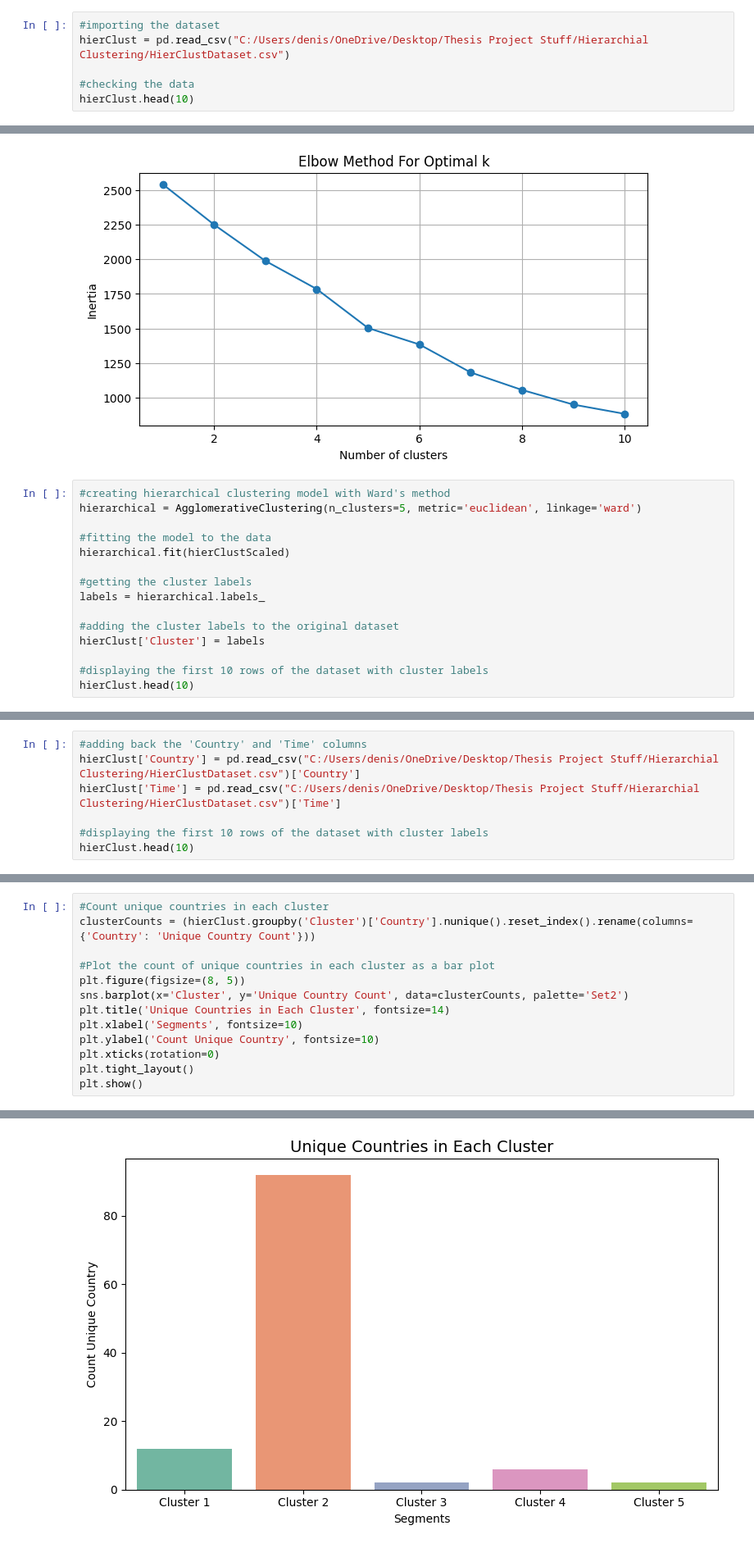
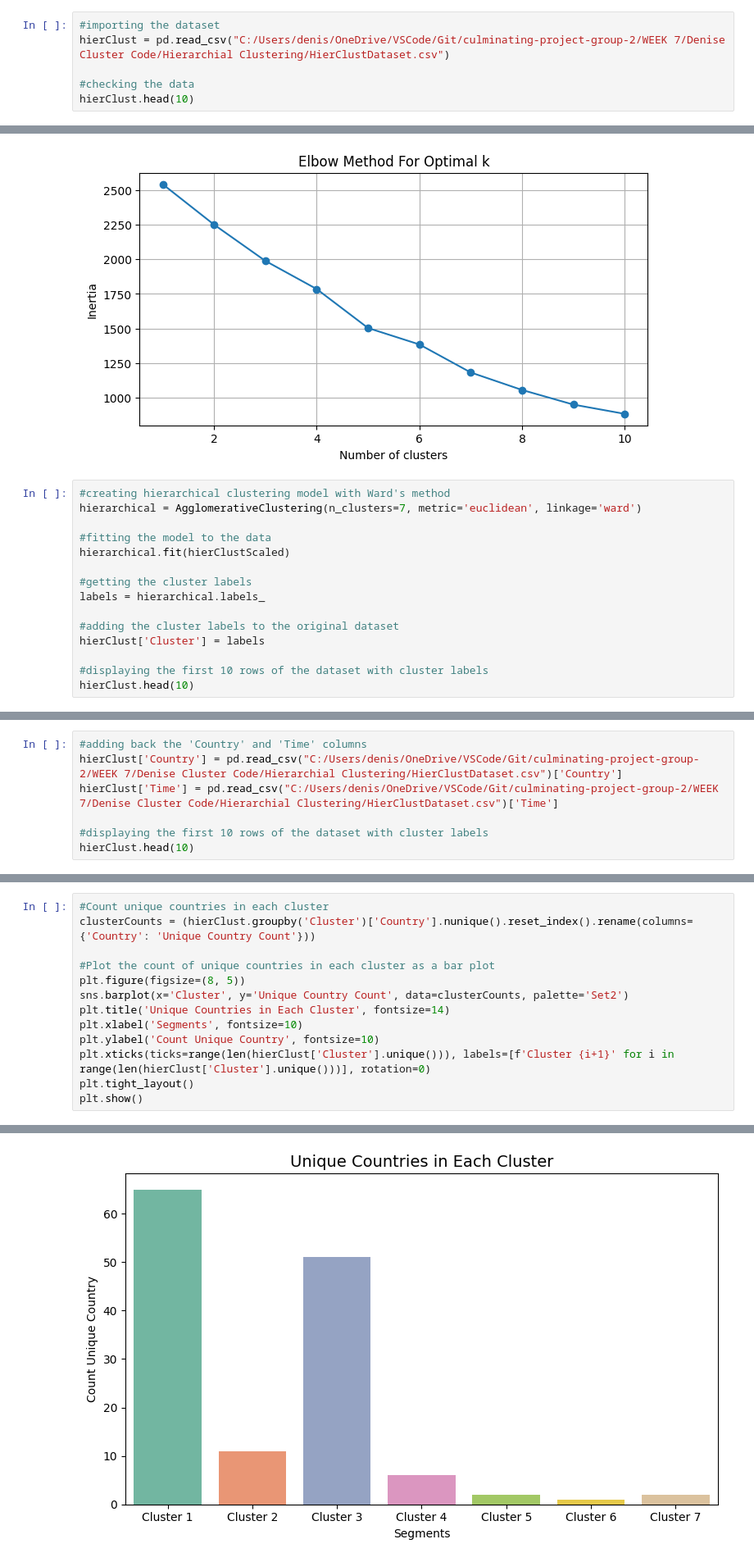
Before and after one commit to CSUN-MS-BANA/culminating-project-group-2, a Jupyter notebook: WEEK 7/Denise Cluster Code/Hierarchial Clustering/Workbook Hierarchial Clustering Model.ipynb, the cells around one changed output, grey strips where cells are left out. Shown at 82% size. Saved outputs shown, nothing was run; the diff lists cells and outputs as text.

```diff
--- a/WEEK 7/Denise Cluster Code/Hierarchial Clustering/Workbook Hierarchial Clustering Model.ipynb
+++ b/WEEK 7/Denise Cluster Code/Hierarchial Clustering/Workbook Hierarchial Clustering Model.ipynb
@@ -8,7 +8,7 @@ from tabulate import tabulate
 from sklearn.preprocessing import StandardScaler
 # %%
 #importing the dataset
-hierClust = pd.read_csv("C:/Users/denis/OneDrive/Desktop/Thesis Project Stuff/Hierarchial Clustering/HierClustDataset.csv")
+hierClust = pd.read_csv("C:/Users/denis/OneDrive/VSCode/Git/culminating-project-group-2/WEEK 7/Denise Cluster Code/Hierarchial Clustering/HierClustDataset.csv")
 
 #checking the data
 hierClust.head(10)
@@ -81,7 +81,7 @@ plt.show()
 [figure]
 # %%
 #creating hierarchical clustering model with Ward's method
-hierarchical = AgglomerativeClustering(n_clusters=5, metric='euclidean', linkage='ward')
+hierarchical = AgglomerativeClustering(n_clusters=7, metric='euclidean', linkage='ward')
 
 #fitting the model to the data
 hierarchical.fit(hierClustScaled)
@@ -114,7 +114,7 @@ print(hierClust['Cluster'].unique())
 # %%
 #adding back the 'Country' and 'Time' columns
-hierClust['Country'] = pd.read_csv("C:/Users/denis/OneDrive/Desktop/Thesis Project Stuff/Hierarchial Clustering/HierClustDataset.csv")['Country']
-hierClust['Time'] = pd.read_csv("C:/Users/denis/OneDrive/Desktop/Thesis Project Stuff/Hierarchial Clustering/HierClustDataset.csv")['Time']
+hierClust['Country'] = pd.read_csv("C:/Users/denis/OneDrive/VSCode/Git/culminating-project-group-2/WEEK 7/Denise Cluster Code/Hierarchial Clustering/HierClustDataset.csv")['Country']
+hierClust['Time'] = pd.read_csv("C:/Users/denis/OneDrive/VSCode/Git/culminating-project-group-2/WEEK 7/Denise Cluster Code/Hierarchial Clustering/HierClustDataset.csv")['Time']
 
 #displaying the first 10 rows of the dataset with cluster labels
 hierClust.head(10)
@@ -221,18 +233,18 @@ Passing `palette` without assigning `hue` is deprecated and will be removed in v
 # %%
 #Count unique countries in each cluster
 clusterCounts = (hierClust.groupby('Cluster')['Country'].nunique().reset_index().rename(columns={'Country': 'Unique Country Count'}))
 
 #Plot the count of unique countries in each cluster as a bar plot
 plt.figure(figsize=(8, 5))
 sns.barplot(x='Cluster', y='Unique Country Count', data=clusterCounts, palette='Set2')
 plt.title('Unique Countries in Each Cluster', fontsize=14)
 plt.xlabel('Segments', fontsize=10)
 plt.ylabel('Count Unique Country', fontsize=10)
-plt.xticks(rotation=0)
+plt.xticks(ticks=range(len(hierClust['Cluster'].unique())), labels=[f'Cluster {i+1}' for i in range(len(hierClust['Cluster'].unique()))], rotation=0)
 plt.tight_layout()
 plt.show()
 # %% [output]
 Passing `palette` without assigning `hue` is deprecated and will be removed in v0.14.0. Assign the `x` variable to `hue` and set `legend=False` for the same effect.
 
   sns.barplot(x='Cluster', y='Unique Country Count', data=clusterCounts, palette='Set2')
-[figure, old version]
+[figure, new version]
```
Also changed, not shown: parts of 5 cells of this notebook.
